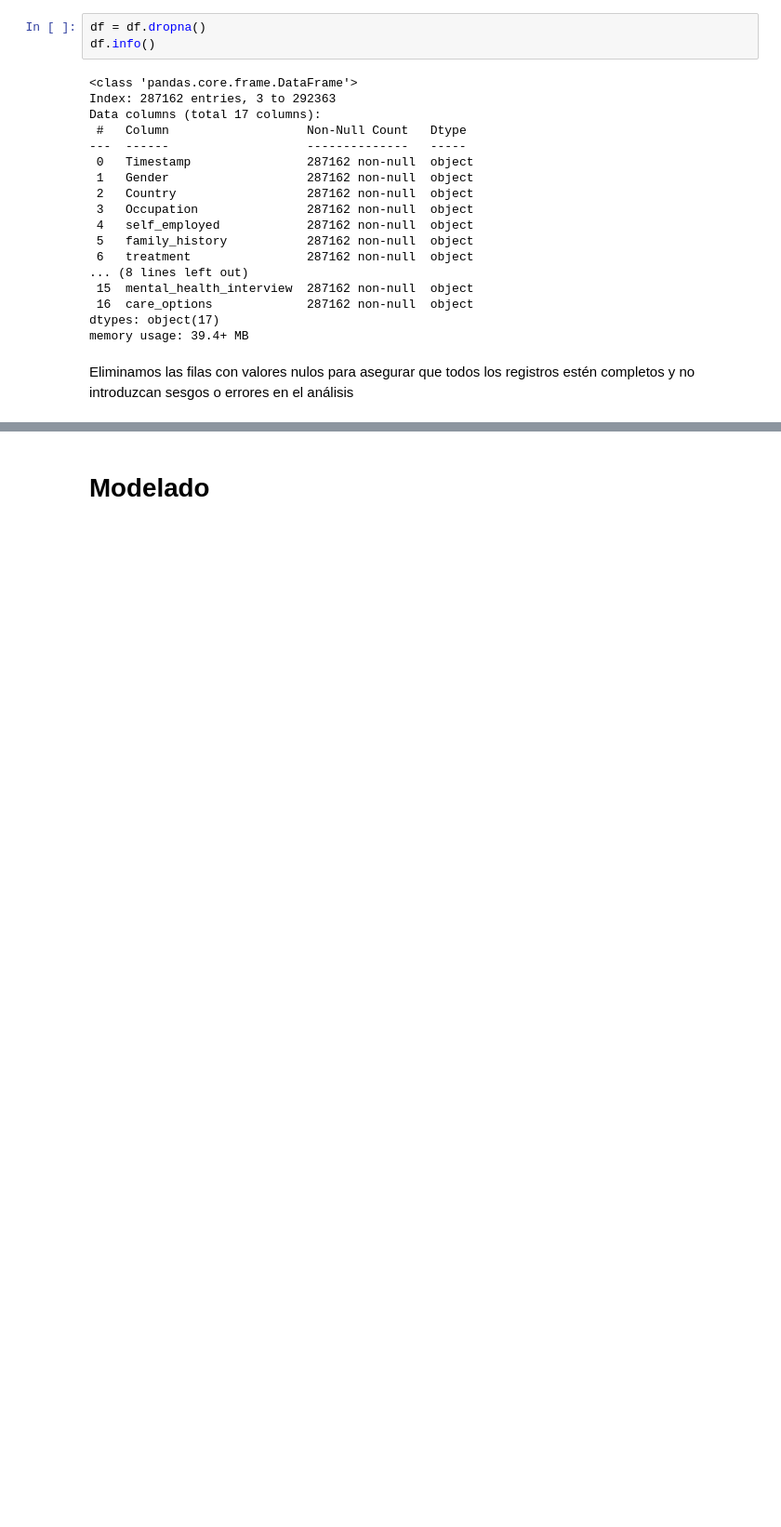
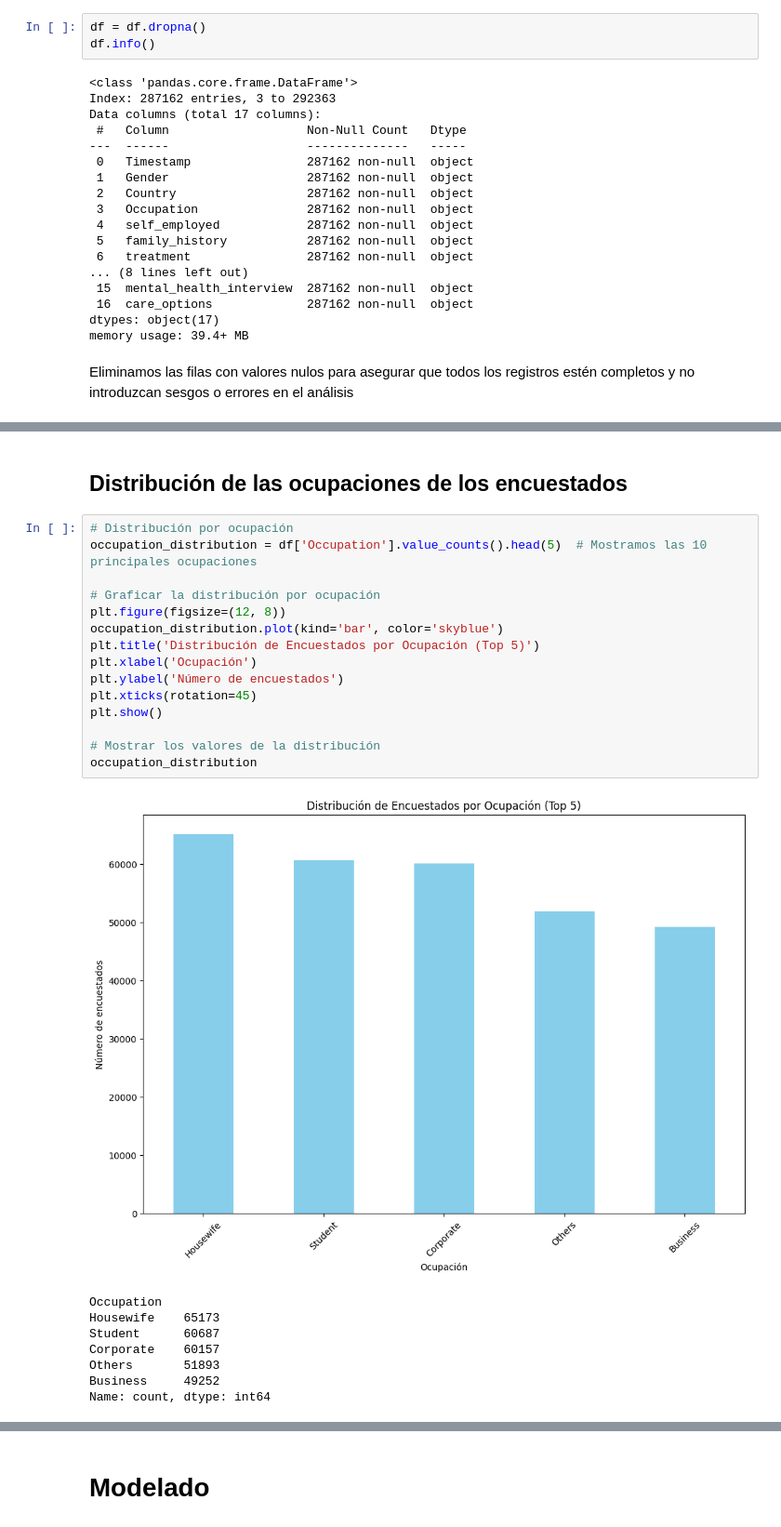
Before and after one commit to Cordova0397/Carlos_Cordova_EC3, a Jupyter notebook: Proyecto_2.ipynb, the cells around one changed output, grey strips where cells are left out. Shown at 93% size. Saved outputs shown, nothing was run; the diff lists cells and outputs as text; blank space fills up the shorter version.

```diff
--- a/Proyecto_2.ipynb
+++ b/Proyecto_2.ipynb
@@ -125,0 +158,26 @@ plt.show()
+# %% [markdown]
+## Distribución de las ocupaciones de los encuestados
+# %%
+# Distribución por ocupación
+occupation_distribution = df['Occupation'].value_counts().head(5)  # Mostramos las 10 principales ocupaciones
+
+# Graficar la distribución por ocupación
+plt.figure(figsize=(12, 8))
+occupation_distribution.plot(kind='bar', color='skyblue')
+plt.title('Distribución de Encuestados por Ocupación (Top 5)')
+plt.xlabel('Ocupación')
+plt.ylabel('Número de encuestados')
+plt.xticks(rotation=45)
+plt.show()
+
+# Mostrar los valores de la distribución
+occupation_distribution
+# %% [output]
+[figure, added]
+Occupation
+Housewife    65173
+Student      60687
+Corporate    60157
+Others       51893
+Business     49252
+Name: count, dtype: int64
```
Also changed, not shown: parts of 69 cells of this notebook.
